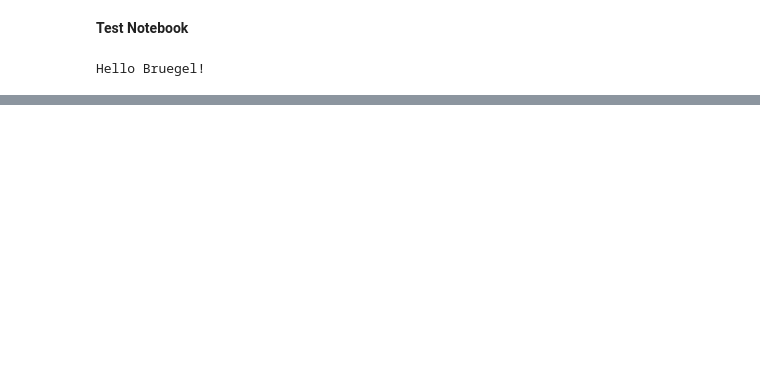
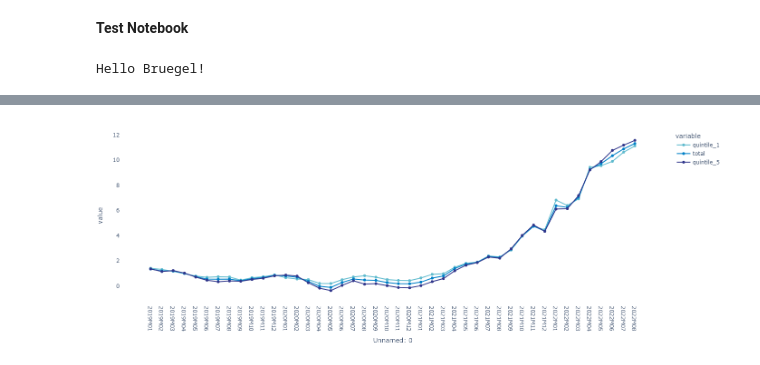
Before and after one commit to lennardwelslau/bruegel-test, a Jupyter notebook: bruegel_dataviz_test.ipynb, the cells around one changed output, grey strips where cells are left out. Cells and saved outputs as stored; diff of their text form; code cells hidden in the pictures; blank space fills up the shorter version.

```diff
--- a/bruegel_dataviz_test.ipynb
+++ b/bruegel_dataviz_test.ipynb
@@ -52,0 +56,28 @@ fig.write_html("factors.html")
+# %%
+fig = px.line(
+    inflation.melt(id_vars="Unnamed: 0"),
+    x="Unnamed: 0",
+    y="value",
+    color="variable",
+    markers=True,
+    color_discrete_sequence=bruegel_colors,
+)
+
+fig.update_layout(
+    autosize=False,
+    width=800,
+    height=500,
+    margin=dict(
+        l=20,
+        r=100,
+        b=20,
+        t=20,
+        pad=4
+    ),
+    plot_bgcolor="#FFFFFF"
+)
+
+fig.show()
+fig.write_html("inflation.html")
+# %% [output]
+[figure, added]
```
Also changed, not shown: parts of 5 cells of this notebook.
